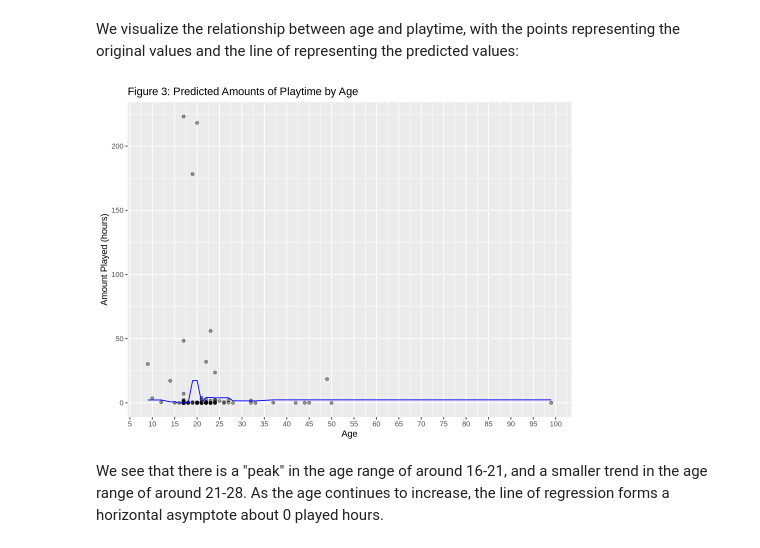
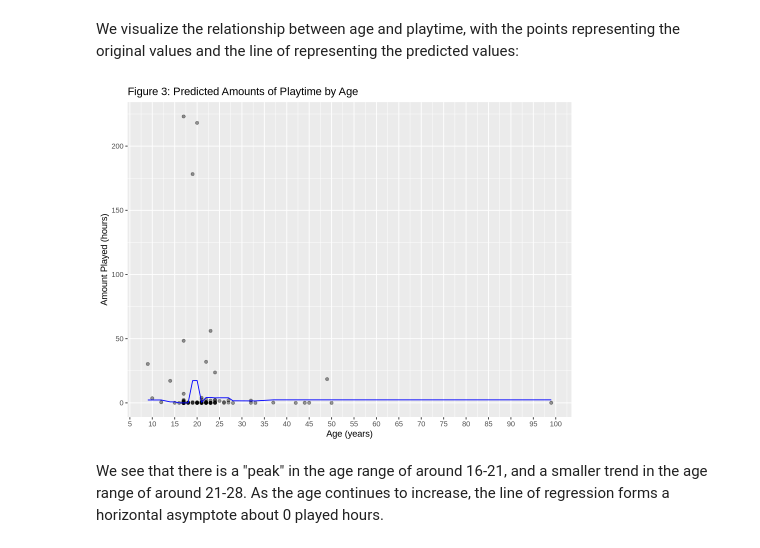
Before and after one commit to Jayden-Yee/Group-Project-Final, a Jupyter notebook: Final group project.ipynb, the cells around one changed output. Drawn from its saved outputs; the diff is of its cells as text; code cells hidden in the pictures.

Commit message:
Changed small thing in plot

```diff
--- a/Final group project.ipynb
+++ b/Final group project.ipynb
@@ -243,21 +243,21 @@ We visualize the relationship between age and playtime, with the points represen
 # %%
 # Visualization of the predictions between age and played hours
 
 player_preds <- players_best_fit |>
     predict(players_training) |>
     bind_cols(players_training)
 
 players_plot <- player_preds |>
     ggplot(aes (x = age, y = played_hours)) +
     geom_point(alpha = 0.4) +
     geom_line(data = player_preds, color = "blue", aes(x = age, y = .pred)) +
-    labs(x = "Age", y = "Amount Played (hours)") +
+    labs(x = "Age (years)", y = "Amount Played (hours)") +
     ggtitle("Figure 3: Predicted Amounts of Playtime by Age") +
     scale_x_continuous(breaks = seq(0, 100, 5))
 
 players_plot
 # %% [output]
-[figure, old version]
+[figure, new version]
 # %% [markdown]
 We see that there is a "peak" in the age range of around 16-21, and a smaller trend in the age range of around 21-28. As the age continues to increase, the line of regression forms a horizontal asymptote about 0 played hours.
 # %% [markdown]
```
